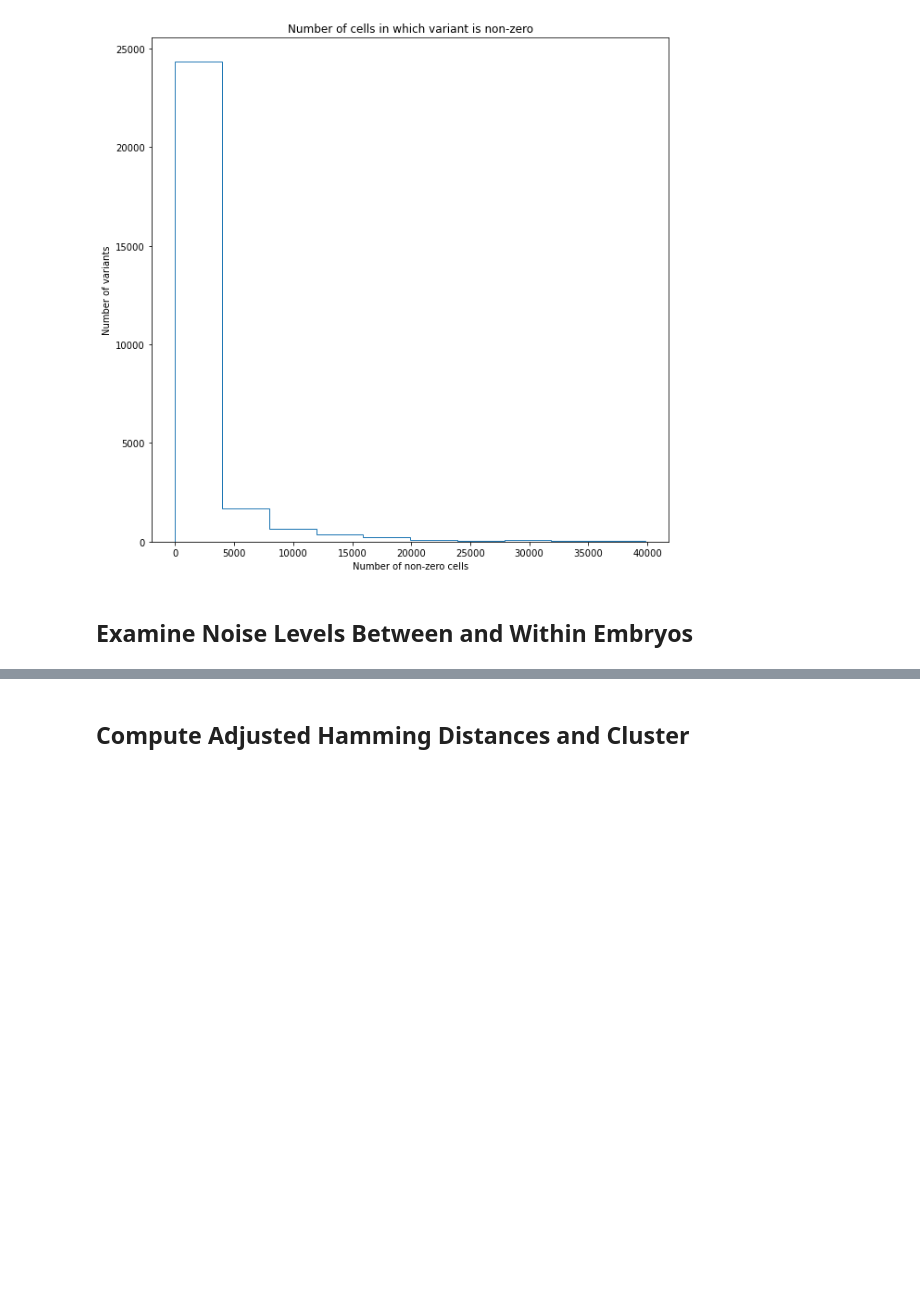
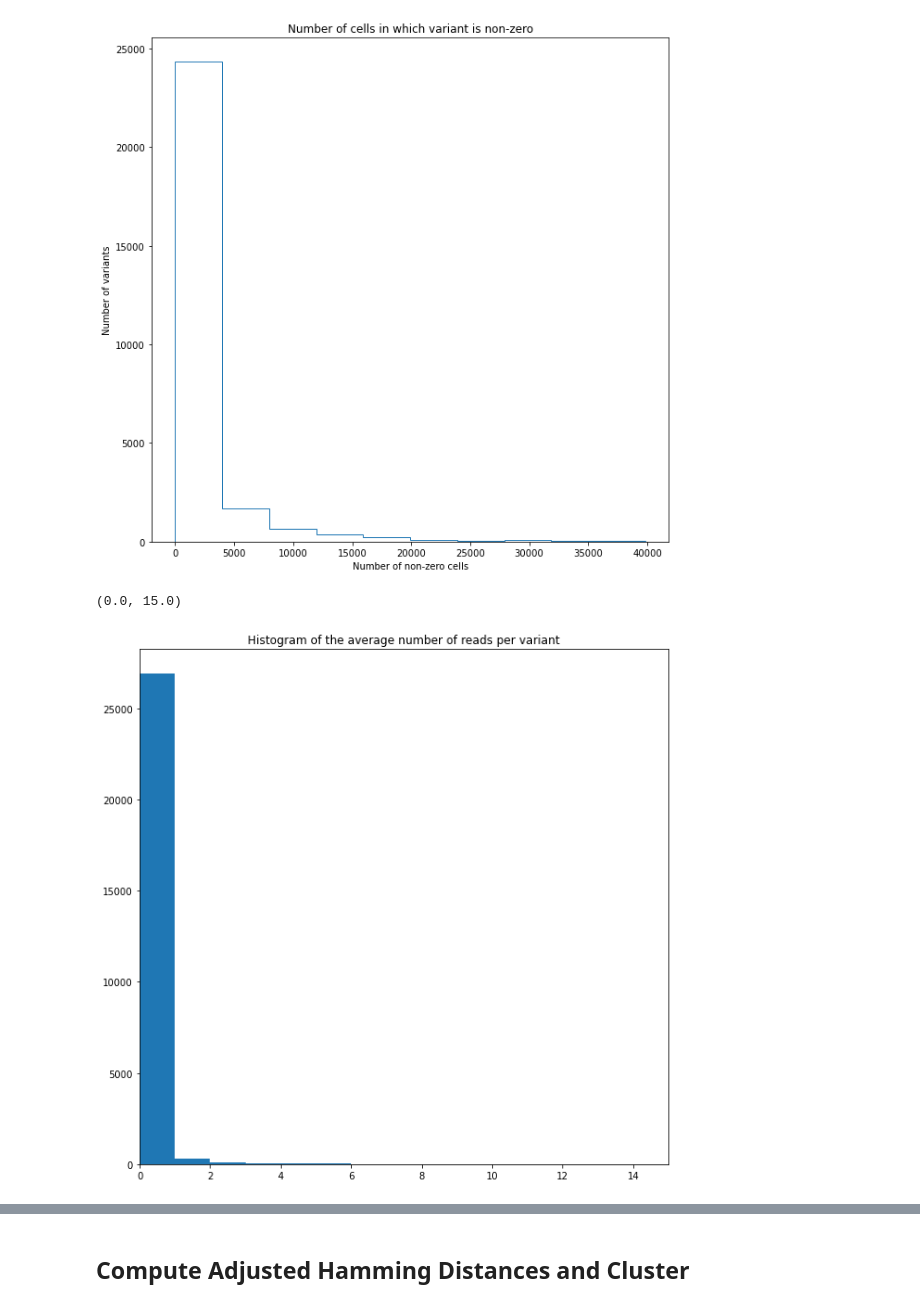
Before and after one commit to bkiyota/SNPBarcodingSimulator, a Jupyter notebook: cluster_embryos_mouse.ipynb, the cells around one changed output, grey strips where cells are left out. Saved outputs shown, nothing was run; the diff lists cells and outputs as text; code cells hidden in the pictures; blank space fills up the shorter version.

```diff
--- a/cluster_embryos_mouse.ipynb
+++ b/cluster_embryos_mouse.ipynb
@@ -136,5 +89,17 @@ plt.hist(variant_sums, histtype='step')
         27871.2, 31852.8, 35834.4, 39816. ]),
  [<matplotlib.patches.Polygon at 0x...>])
 [figure]
-# %% [markdown]
-## Examine Noise Levels Between and Within Embryos
+# %%
+# Make histogram of reads across all cells
+plt.figure(figsize=(10, 10))
+
+plt.title('Histogram of the average number of reads per variant')
+
+var_reads_sum = reads_joined.X.sum(axis=0)
+var_reads_avg = var_reads_sum/reads_joined.shape[0]
+
+plt.hist(var_reads_avg, bins=range(0, 15))
+plt.xlim(0, 15)
+# %% [output]
+(0.0, 15.0)
+[figure, added]
```
Also changed, not shown: parts of 20 cells of this notebook, 1 other file.
